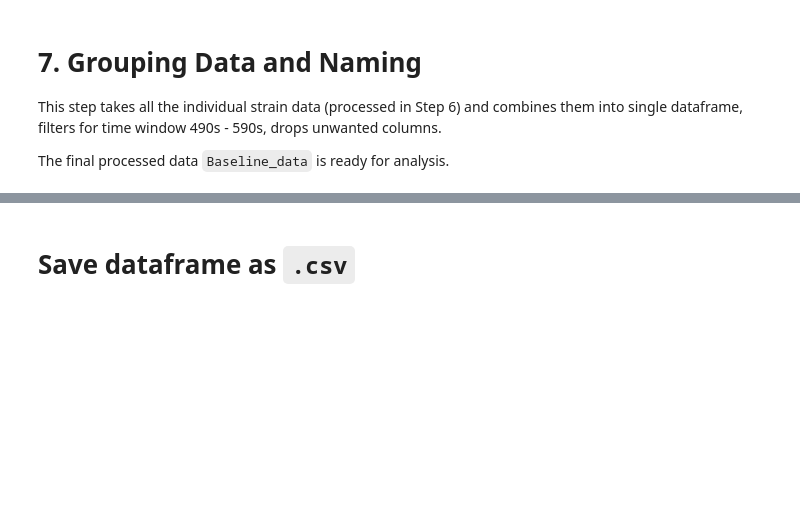
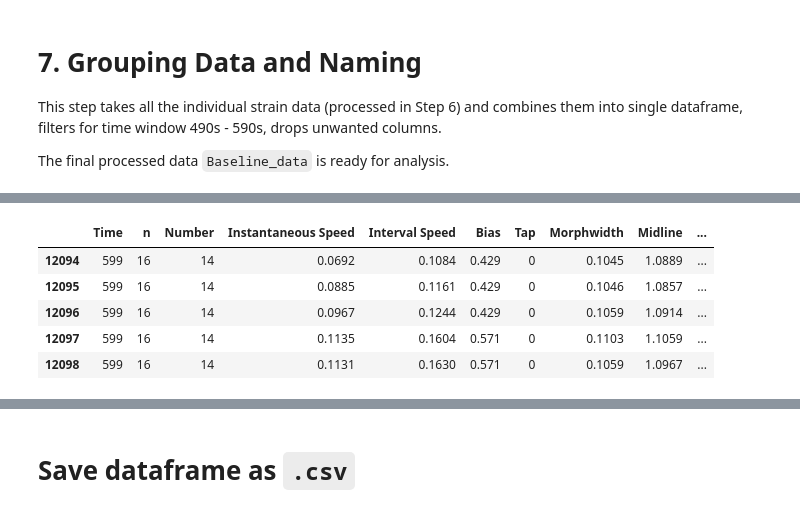
Before and after one commit to JosephLiangUBC/MWT_Dashboard, a Jupyter notebook: Step3_Tap_Baseline_Data_Analyses.ipynb, the cells around one changed output, grey strips where cells are left out. Saved outputs shown, nothing was run; the diff lists cells and outputs as text; code cells hidden in the pictures; blank space fills up the shorter version.

```diff
--- a/Step3_Tap_Baseline_Data_Analyses.ipynb
+++ b/Step3_Tap_Baseline_Data_Analyses.ipynb
@@ -345,0 +336,30 @@ done step 7
+# %%
+# similar filters as baseline data
+
+Post_stimulus_data_pre=pd.concat(df.assign(dataset=StrainNames.get(i+1)) for i,df in enumerate(DataLists[1:]))
+
+Post_stimulus_data_pre[['Gene', 'Allele']] = Post_stimulus_data_pre['dataset'].str.split('_', n=1, expand=True)
+
+Post_stimulus_data_pre['Allele'] = Post_stimulus_data_pre['Allele'].fillna('N2')
+
+Post_stimulus_data_pre = Post_stimulus_data_pre.drop(columns=["plate", "Puff", "x","y"]).dropna().reset_index(drop=True)
+
+Post_stimulus_data_pre['Screen']=Screen
+
+Post_stimulus_data_pre = Post_stimulus_data_pre[((Post_stimulus_data_pre.Time>599))]
+
+Post_stimulus_data_pre['Time'] = round(Post_stimulus_data_pre['Time']).astype('int')
+# %%
+# Add continuous tap numbers from 1 to 31 for each experiment
+# E.g., Experiment 1 has taps 1-31, Experiment 2 has taps 1-31 and so on..
+
+Post_stimulus_data_pre['Tap_num'] = Post_stimulus_data_pre.groupby(['Experiment'])['Tap'].cumsum()
+
+Post_stimulus_data_pre.head()
+# %% [output]
+|  | Time | n | Number | Instantaneous Speed | Interval Speed | Bias | Tap | Morphwidth | Midline | ... |
+| 12094 | 599 | 16 | 14 | 0.0692 | 0.1084 | 0.429 | 0 | 0.1045 | 1.0889 | ... |
+| 12095 | 599 | 16 | 14 | 0.0885 | 0.1161 | 0.429 | 0 | 0.1046 | 1.0857 | ... |
+| 12096 | 599 | 16 | 14 | 0.0967 | 0.1244 | 0.429 | 0 | 0.1059 | 1.0914 | ... |
+| 12097 | 599 | 16 | 14 | 0.1135 | 0.1604 | 0.571 | 0 | 0.1103 | 1.1059 | ... |
+| 12098 | 599 | 16 | 14 | 0.1131 | 0.1630 | 0.571 | 0 | 0.1059 | 1.0967 | ... |
```
Also changed, not shown: parts of 12 cells of this notebook.
